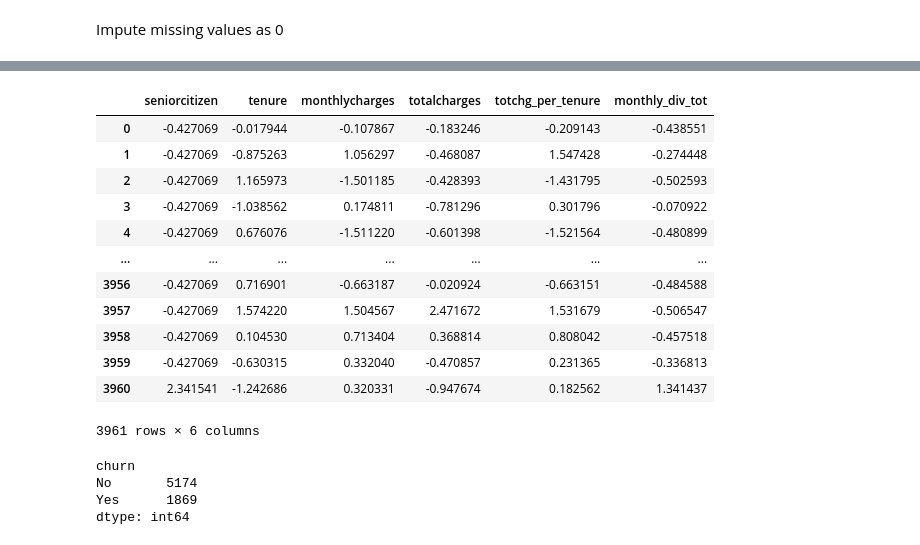
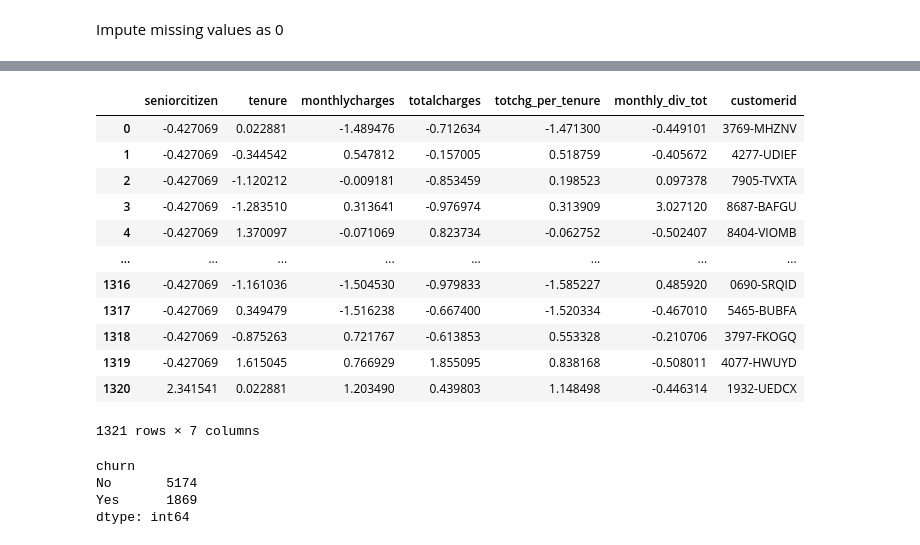
Before and after one commit to GriffinRiner/bsc-phase-three-project, a Jupyter notebook: notebooks/exploratory/Warren/initial.ipynb, the cells around one changed output, grey strips where cells are left out. Cells and saved outputs as stored; diff of their text form; code cells hidden in the pictures.

Commit message:
kept customer ids with train and val

```diff
--- a/notebooks/exploratory/Warren/initial.ipynb
+++ b/notebooks/exploratory/Warren/initial.ipynb
@@ -80,6 +80,7 @@ labelencode =['churn']
 num = ['seniorcitizen','tenure','monthlycharges','totalcharges','totchg_per_tenure','monthly_div_tot']
 # %%
 X = df[ord_encode].join(df[num],how='left')
+X = X.join(cust_id,how='left')
 y = df[labelencode]
 
 from sklearn.model_selection import train_test_split
@@ -119,22 +140,26 @@ X_val_num = ss.transform(X_val_im[num])
 
 X_train_num = pd.DataFrame(X_train_num,columns=X[num].columns)
 X_val_num = pd.DataFrame(X_val_num,columns=X[num].columns)
+
+#add customer id
+X_train_num = X_train_num.join(X_train_im['customerid'],how='right')
+X_val_num = X_val_num.join(X_val_im['customerid'],how='right')
-# %%
-X_train_num
-# %% [output]
-|  | seniorcitizen | tenure | monthlycharges | totalcharges | totchg_per_tenure | monthly_div_tot |
-| 0 | -0.427069 | -0.017944 | -0.107867 | -0.183246 | -0.209143 | -0.438551 |
-| 1 | -0.427069 | -0.875263 | 1.056297 | -0.468087 | 1.547428 | -0.274448 |
-| 2 | -0.427069 | 1.165973 | -1.501185 | -0.428393 | -1.431795 | -0.502593 |
-| 3 | -0.427069 | -1.038562 | 0.174811 | -0.781296 | 0.301796 | -0.070922 |
-| 4 | -0.427069 | 0.676076 | -1.511220 | -0.601398 | -1.521564 | -0.480899 |
-| ... | ... | ... | ... | ... | ... | ... |
-| 3956 | -0.427069 | 0.716901 | -0.663187 | -0.020924 | -0.663151 | -0.484588 |
-| 3957 | -0.427069 | 1.574220 | 1.504567 | 2.471672 | 1.531679 | -0.506547 |
-| 3958 | -0.427069 | 0.104530 | 0.713404 | 0.368814 | 0.808042 | -0.457518 |
-| 3959 | -0.427069 | -0.630315 | 0.332040 | -0.470857 | 0.231365 | -0.336813 |
-| 3960 | 2.341541 | -1.242686 | 0.320331 | -0.947674 | 0.182562 | 1.341437 |
-3961 rows × 6 columns
+# %%
+X_val_num
+# %% [output]
+|  | seniorcitizen | tenure | monthlycharges | totalcharges | totchg_per_tenure | monthly_div_tot | customerid |
+| 0 | -0.427069 | 0.022881 | -1.489476 | -0.712634 | -1.471300 | -0.449101 | 3769-MHZNV |
+| 1 | -0.427069 | -0.344542 | 0.547812 | -0.157005 | 0.518759 | -0.405672 | 4277-UDIEF |
+| 2 | -0.427069 | -1.120212 | -0.009181 | -0.853459 | 0.198523 | 0.097378 | 7905-TVXTA |
+| 3 | -0.427069 | -1.283510 | 0.313641 | -0.976974 | 0.313909 | 3.027120 | 8687-BAFGU |
+| 4 | -0.427069 | 1.370097 | -0.071069 | 0.823734 | -0.062752 | -0.502407 | 8404-VIOMB |
+| ... | ... | ... | ... | ... | ... | ... | ... |
+| 1316 | -0.427069 | -1.161036 | -1.504530 | -0.979833 | -1.585227 | 0.485920 | 0690-SRQID |
+| 1317 | -0.427069 | 0.349479 | -1.516238 | -0.667400 | -1.520334 | -0.467010 | 5465-BUBFA |
+| 1318 | -0.427069 | -0.875263 | 0.721767 | -0.613853 | 0.553328 | -0.210706 | 3797-FKOGQ |
+| 1319 | -0.427069 | 1.615045 | 0.766929 | 1.855095 | 0.838168 | -0.508011 | 4077-HWUYD |
+| 1320 | 2.341541 | 0.022881 | 1.203490 | 0.439803 | 1.148498 | -0.446314 | 1932-UEDCX |
+1321 rows × 7 columns
 # %%
 #combine the categorical and numerical dfs
 
```
Also changed, not shown: parts of 2 cells of this notebook, 5 other files.
